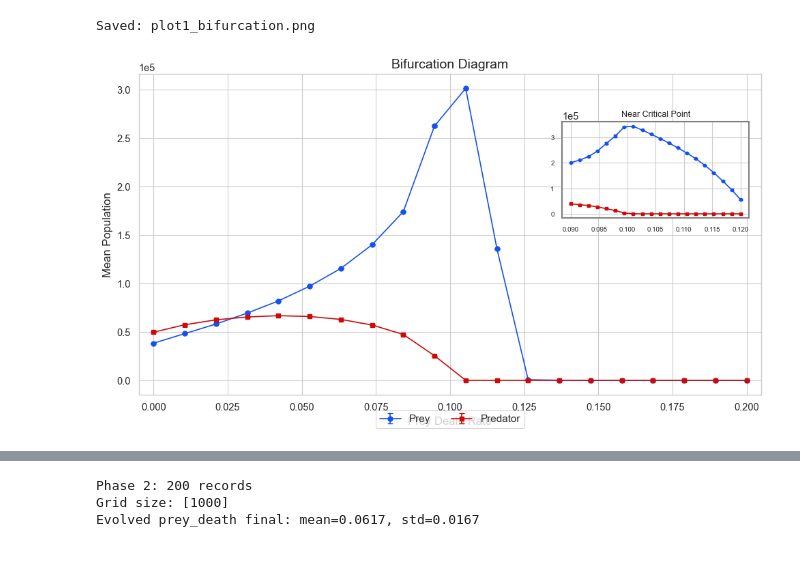
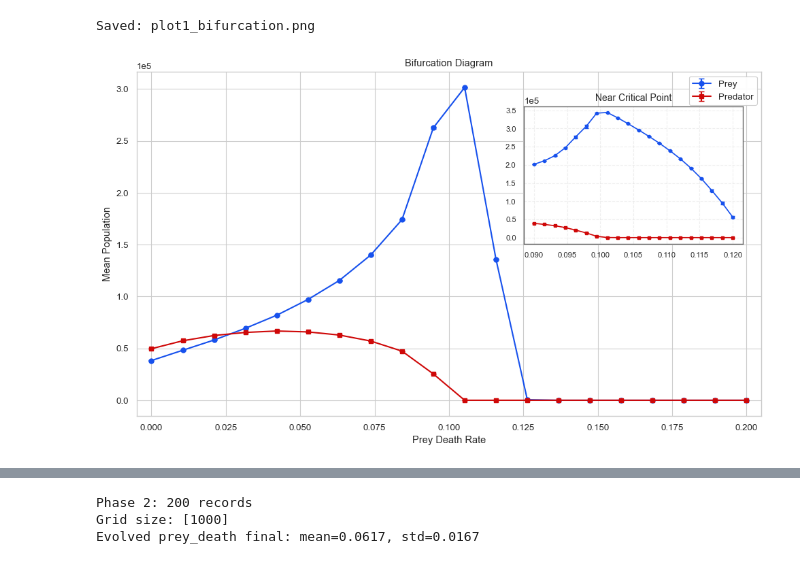
Before and after one commit to codegithubka/CSS_Project, a Jupyter notebook: notebooks/plots.ipynb, the cells around one changed output, grey strips where cells are left out. Cells and saved outputs as stored; diff of their text form; code cells hidden in the pictures.

Commit message:
final plotting notebook and images added

```diff
--- a/notebooks/plots.ipynb
+++ b/notebooks/plots.ipynb
@@ -265,50 +266,50 @@ print("Saved: plot1_bifurcation.png")
 [figure]
 Saved: plot1_bifurcation.png
 # %%
-# === Combined Bifurcation Plot with Inset (More Right) ===
+# === Bifurcation Diagram with Inset ===
+
 fig, ax = plt.subplots(figsize=(10, 6))
 
-# --- Main plot: Full range (Phase 1) ---
+# Main plot: Full range (Phase 1)
 ax.errorbar(agg_phase1['prey_death'], agg_phase1['prey_mean'],
             yerr=agg_phase1['prey_se'], fmt='o-', color=COLORS['prey'],
-            markersize=5, capsize=3, label='Prey')
+            markersize=5, capsize=3, linewidth=1.5, label='Prey', zorder=3)
 ax.errorbar(agg_phase1['prey_death'], agg_phase1['pred_mean'],
             yerr=agg_phase1['pred_se'], fmt='s-', color=COLORS['predator'],
-            markersize=5, capsize=3, label='Predator')
+            markersize=5, capsize=3, linewidth=1.5, label='Predator', zorder=3)
 
-ax.set_xlabel('Prey Death Rate', fontsize=12)
-ax.set_ylabel('Mean Population', fontsize=12)
-ax.set_title('Bifurcation Diagram', fontsize=14)
+ax.set_xlabel('Prey Death Rate')
+ax.set_ylabel('Mean Population')
+ax.set_title('Bifurcation Diagram')
 ax.set_xlim(-0.005, 0.205)
-ax.ticklabel_format(axis='y', style='scientific', scilimits=(0,0))
+ax.ticklabel_format(axis='y', style='scientific', scilimits=(0, 0))
 
-# --- Inset: Top right corner (more right) ---
-ax_inset = ax.inset_axes([0.68, 0.55, 0.3, 0.3])  # x increased from 0.58 to 0.68
+# Inset: Near critical point
+ax_inset = ax.inset_axes([0.62, 0.50, 0.35, 0.40])
 
 ax_inset.errorbar(agg_phase1_5['prey_death'], agg_phase1_5['prey_mean'],
                   yerr=agg_phase1_5['prey_se'], fmt='o-', color=COLORS['prey'],
-                  markersize=3, capsize=2)
+                  markersize=3, capsize=2, linewidth=1.2)
 ax_inset.errorbar(agg_phase1_5['prey_death'], agg_phase1_5['pred_mean'],
                   yerr=agg_phase1_5['pred_se'], fmt='s-', color=COLORS['predator'],
-                  markersize=3, capsize=2)
+                  markersize=3, capsize=2, linewidth=1.2)
 
-ax_inset.ticklabel_format(axis='y', style='scientific', scilimits=(0,0))
-ax_inset.tick_params(labelsize=7)
+ax_inset.ticklabel_format(axis='y', style='scientific', scilimits=(0, 0))
+ax_inset.tick_params(labelsize=8)
+ax_inset.set_title('Near Critical Point', fontsize=10)
 ax_inset.set_facecolor('white')
-ax_inset.set_title('Near Critical Point', fontsize=9)
+ax_inset.grid(True, alpha=0.3, linestyle='--')
 
+# Style inset border
 for spine in ax_inset.spines.values():
-    spine.set_edgecolor('gray')
-    spine.set_linewidth(1.5)
+    spine.set_edgecolor('0.4')
+    spine.set_linewidth(1)
+    spine.set_visible(True)
 
-# --- Legend at bottom ---
-ax.legend(loc='lower center', bbox_to_anchor=(0.5, -0.12), ncol=2,
-          fontsize=11, frameon=True)
+# Legend
+ax.legend(loc='upper right', framealpha=0.95)
 
 plt.tight_layout()
-plt.subplots_adjust(bottom=0.15)
-
-plt.savefig('plot1_bifurcation_combined.png', dpi=150, bbox_inches='tight')
 plt.show()
 # %% [output]
-[figure, old version]
+[figure, new version]
```
Also changed, not shown: parts of 75 cells of this notebook, 14 other files.
